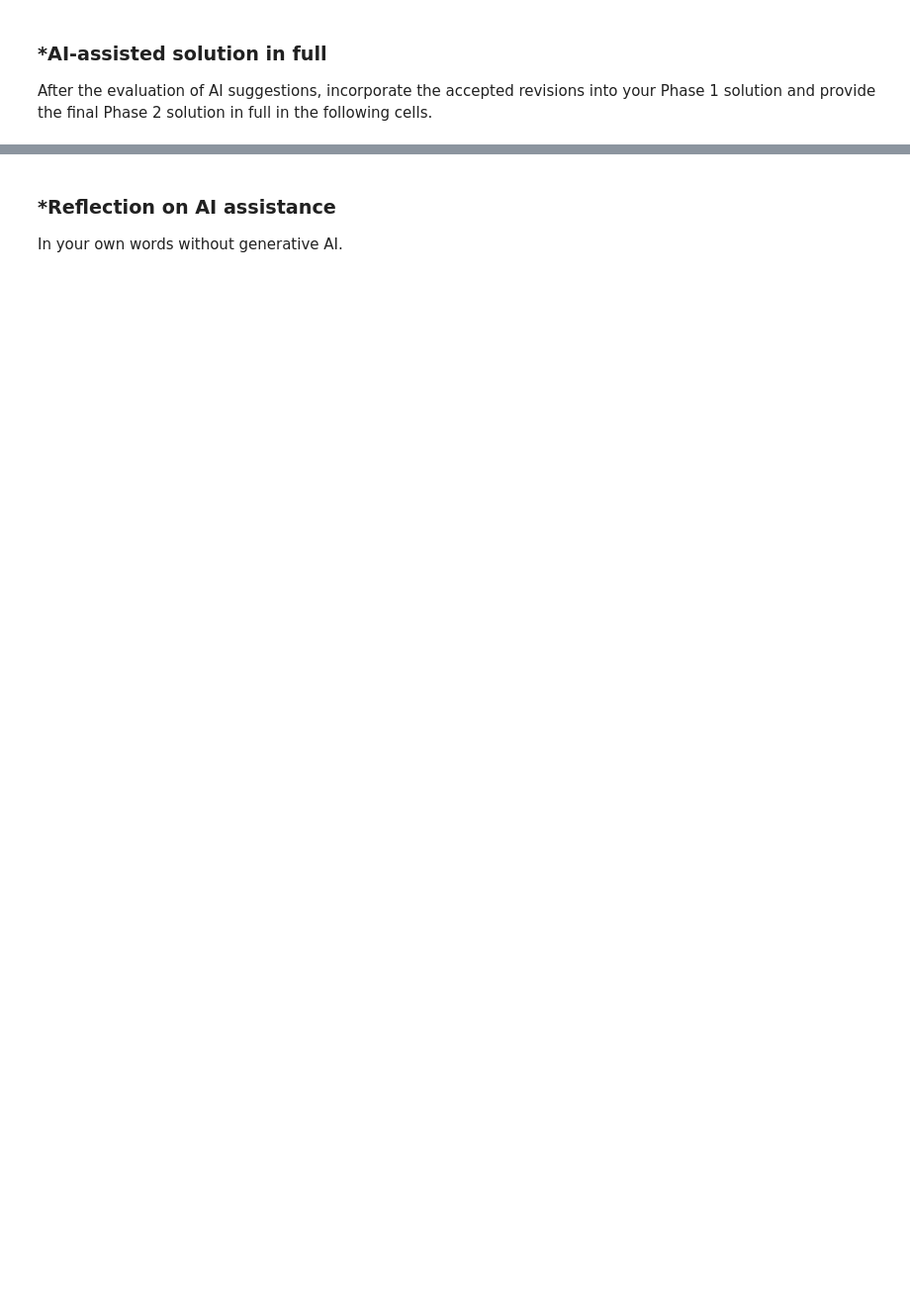
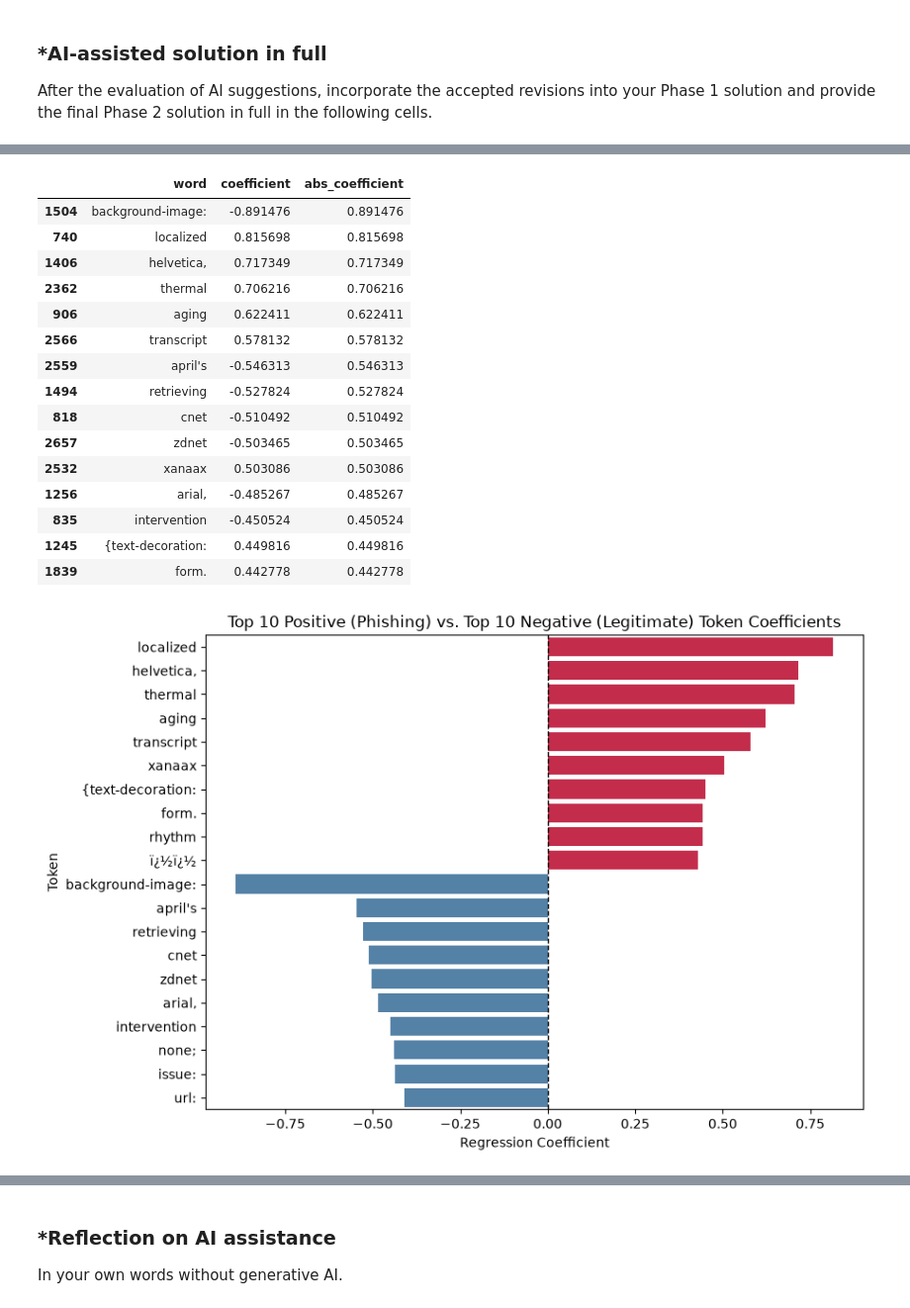
Before and after one commit to Brustachio/A05-pca, a Jupyter notebook: notebook.ipynb, the cells around one changed output, grey strips where cells are left out. Shown at 99% size. Drawn from its saved outputs; the diff is of its cells as text; code cells hidden in the pictures; blank space fills up the shorter version.

```diff
--- a/notebook.ipynb
+++ b/notebook.ipynb
@@ -253,0 +318,62 @@ After the evaluation of AI suggestions, incorporate the accepted revisions into
+# %%
+# Phase 2 - Q2: Load Phishing_clean.parquet, verify cleanliness, 80/20 split, and Linear Regression
+from sklearn.model_selection import train_test_split
+from sklearn.linear_model import LinearRegression
+
+# Load the parquet dataset
+df = pd.read_parquet('data/Phishing_clean.parquet')
+
+# PHASE 2 IMPROVEMENT 2a: Explicitly verify dataset dimensions and check for missing values
+print(f"Dataset shape: {df.shape}")
+print(f"Total missing values: {df.isnull().sum().sum()}\n")
+
+# Separate features (one-hot-encoded tokens) and target (Email Type)
+X = df.drop('Email Type', axis=1)
+y = df['Email Type']
+
+# 1. Perform an 80/20 train-test split
+X_train, X_test, y_train, y_test = train_test_split(X, y, test_size=0.2, random_state=100)
+
+# 2. Run a linear regression of y on the one-hot-encoded emails
+reg = LinearRegression().fit(X_train, y_train)
+y_hat_ols = reg.predict(X_test)
+sse_ols = np.sum((y_test - y_hat_ols) ** 2)
+
+r2_train = reg.score(X_train, y_train)
+r2_test = reg.score(X_test, y_test)
+
+print(f"Training R^2: {r2_train:.4f}")
+print(f"Test R^2: {r2_test:.4f}")
+print(f"Test SSE: {sse_ols:.2f}")
+
+# 3. Find words with the largest coefficients in absolute value
+coef_df = pd.DataFrame({
+    'word': X.columns,
+    'coefficient': reg.coef_,
+    'abs_coefficient': np.abs(reg.coef_)
+}).sort_values(by='abs_coefficient', ascending=False)
+
+print("\nTop 15 words with the largest coefficients in absolute value:")
+display(coef_df.head(15))
+
+# PHASE 2 IMPROVEMENT 2b: Visualize top 10 positive (scam) and top 10 negative (legitimate) coefficients
+top_pos = coef_df.sort_values(by='coefficient', ascending=False).head(10)
+top_neg = coef_df.sort_values(by='coefficient', ascending=True).head(10)
+top_combined = pd.concat([top_pos, top_neg])
+
+plt.figure(figsize=(9, 6))
+sns.barplot(
+    data=top_combined,
+    x='coefficient',
+    y='word',
+    hue=top_combined['coefficient'] > 0,
+    palette={True: 'crimson', False: 'steelblue'},
+    legend=False
+)
+plt.axvline(0, color='black', linestyle='--', linewidth=1)
+plt.title("Top 10 Positive (Phishing) vs. Top 10 Negative (Legitimate) Token Coefficients")
+plt.xlabel("Regression Coefficient")
+plt.ylabel("Token")
+plt.tight_layout()
+plt.show()
+# %% [output]
@@ -253,0 +388,17 @@ After the evaluation of AI suggestions, incorporate the accepted revisions into
+|  | word | coefficient | abs_coefficient |
+| 1504 | background-image: | -0.891476 | 0.891476 |
+| 740 | localized | 0.815698 | 0.815698 |
+| 1406 | helvetica, | 0.717349 | 0.717349 |
+| 2362 | thermal | 0.706216 | 0.706216 |
+| 906 | aging | 0.622411 | 0.622411 |
+| 2566 | transcript | 0.578132 | 0.578132 |
+| 2559 | april's | -0.546313 | 0.546313 |
+| 1494 | retrieving | -0.527824 | 0.527824 |
+| 818 | cnet | -0.510492 | 0.510492 |
+| 2657 | zdnet | -0.503465 | 0.503465 |
+| 2532 | xanaax | 0.503086 | 0.503086 |
+| 1256 | arial, | -0.485267 | 0.485267 |
+| 835 | intervention | -0.450524 | 0.450524 |
+| 1245 | {text-decoration: | 0.449816 | 0.449816 |
+| 1839 | form. | 0.442778 | 0.442778 |
+[figure, added]
```
Also changed, not shown: parts of 17 cells of this notebook, 1 other file.
